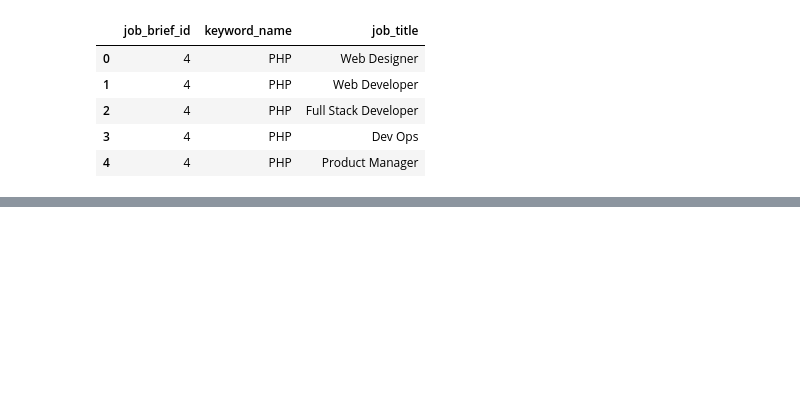
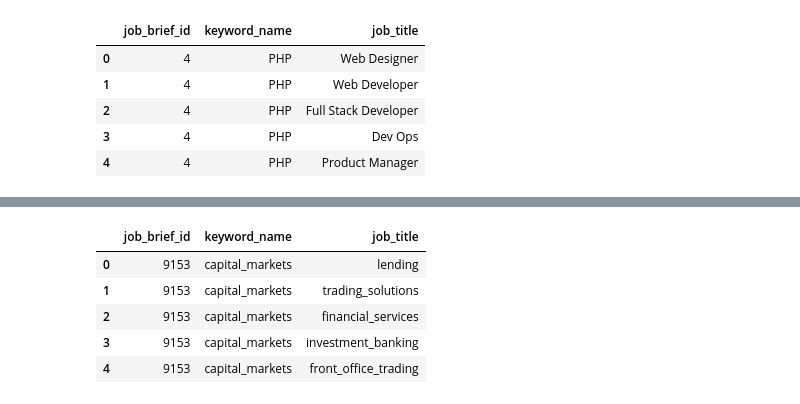
Before and after one commit to cynor-codesec/skill2vec, a Jupyter notebook: format_data.ipynb, the cells around one changed output, grey strips where cells are left out. Drawn from its saved outputs; the diff is of its cells as text; code cells hidden in the pictures; blank space fills up the shorter version.

Commit message:
format_data script, tested training with 1k

```diff
--- a/format_data.ipynb
+++ b/format_data.ipynb
@@ -24,0 +15,3 @@ dataset.head()
+# %%
+dataset = pd.read_csv('skill2vec_50K.csv', header = 0, encoding='ISO-8859-1', low_memory=False)
+dataset.head()
@@ -25,5 +26,18 @@ dataset.head()
 # %%
-for index, row in dataset.iterrows():
+data = []
+for index, row in tqdm(dataset.iterrows()):
+    job_brief_id = row[0]
+    keyword_name = row[1]
+    job_titles = []
+#     print(job_brief_id)
+#     print(keyword_name)
+
+    row = row.drop(row.index[0]) # remove job_brief_id
+    row = row.drop(row.index[0]) # remove keyword_name
     for item in row:
         if str(item) != "nan":
-            print(item)
+            curr_row = []
+            curr_row.append(job_brief_id)
+            curr_row.append(keyword_name)
+            curr_row.append(item)
+            data.append(curr_row)
@@ -47,0 +64,10 @@ car sales
+# %%
+formatted_data = pd.DataFrame(data, columns = ['job_brief_id', 'keyword_name', 'job_title'])
+formatted_data.head()
+# %% [output]
+|  | job_brief_id | keyword_name | job_title |
+| 0 | 9153 | capital_markets | lending |
+| 1 | 9153 | capital_markets | trading_solutions |
+| 2 | 9153 | capital_markets | financial_services |
+| 3 | 9153 | capital_markets | investment_banking |
+| 4 | 9153 | capital_markets | front_office_trading |
```
Also changed, not shown: parts of 6 cells of this notebook, 9 other files.
